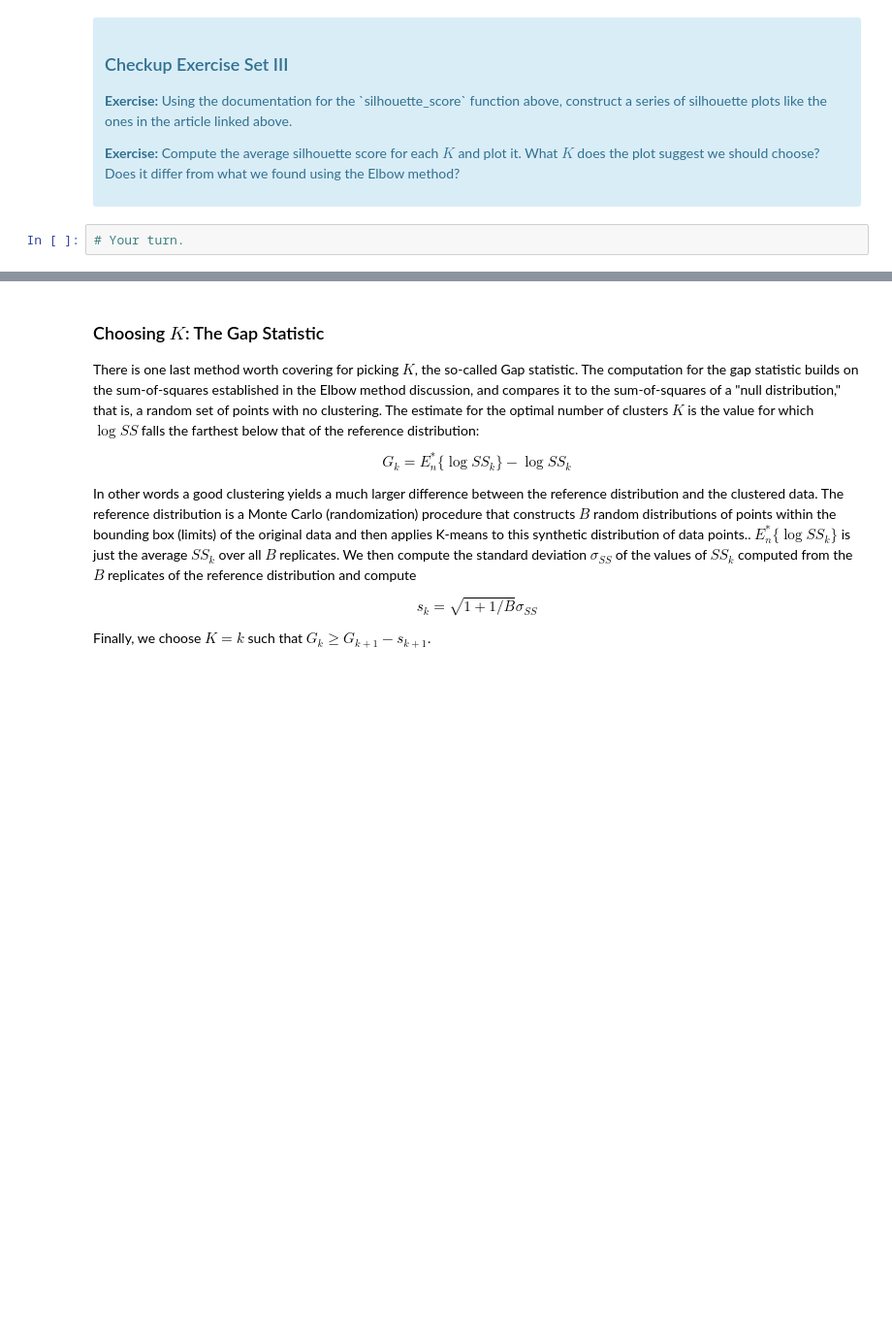
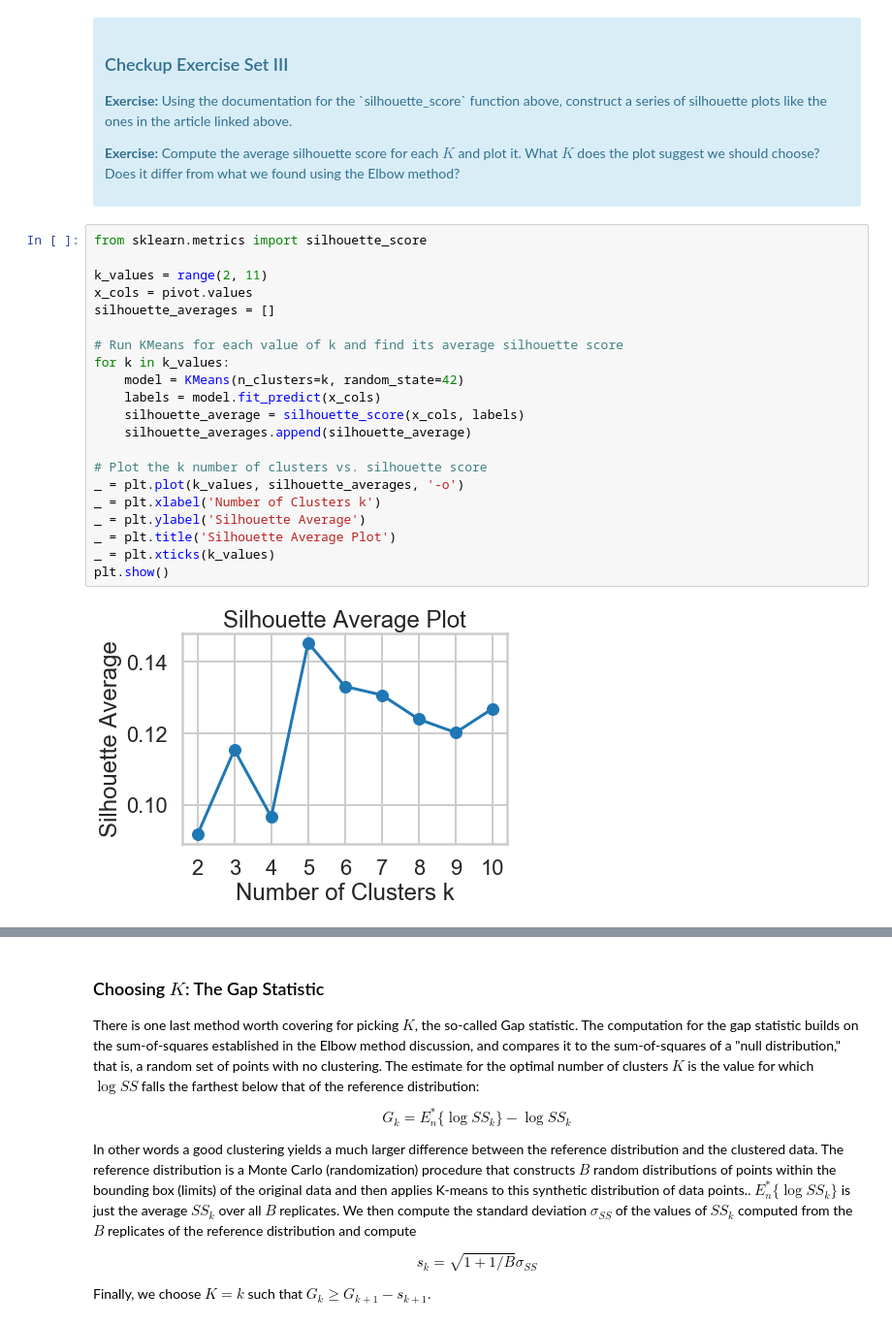
Before and after one commit to aldenmchico/Springboard, a Jupyter notebook: Clustering-Exercise/Mini_Project_Clustering.ipynb, the cells around one changed output, grey strips where cells are left out. Shown: that part at 97% size. Drawn from its saved outputs; the diff is of its cells as text; blank space fills up the shorter version.

```diff
--- a/Clustering-Exercise/Mini_Project_Clustering.ipynb
+++ b/Clustering-Exercise/Mini_Project_Clustering.ipynb
@@ -118,5 +194,26 @@ Fortunately, scikit-learn provides a function to compute this for us (phew!) cal
 
 <p><b>Exercise:</b> Compute the average silhouette score for each $K$ and plot it. What $K$ does the plot suggest we should choose? Does it differ from what we found using the Elbow method?</p>
 </div>
-# %%
-# Your turn.
+# %%
+from sklearn.metrics import silhouette_score
+
+k_values = range(2, 11)
+x_cols = pivot.values
+silhouette_averages = []
+
+# Run KMeans for each value of k and find its average silhouette score
+for k in k_values:
+    model = KMeans(n_clusters=k, random_state=42)
+    labels = model.fit_predict(x_cols)
+    silhouette_average = silhouette_score(x_cols, labels)
+    silhouette_averages.append(silhouette_average)
+
+# Plot the k number of clusters vs. silhouette score
+_ = plt.plot(k_values, silhouette_averages, '-o')
+_ = plt.xlabel('Number of Clusters k')
+_ = plt.ylabel('Silhouette Average')
+_ = plt.title('Silhouette Average Plot')
+_ = plt.xticks(k_values)
+plt.show()
+# %% [output]
+[figure, added]
```
Also changed, not shown: parts of 33 cells of this notebook, 2 other files.
